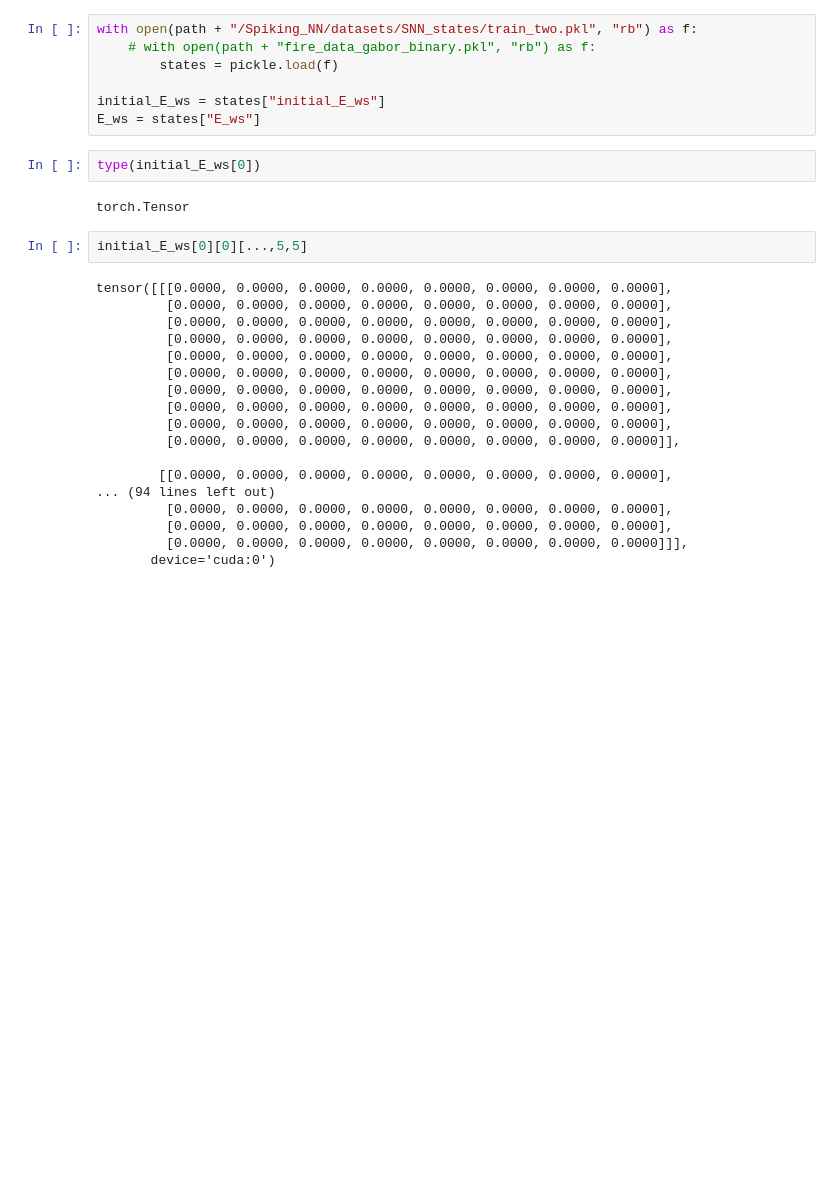
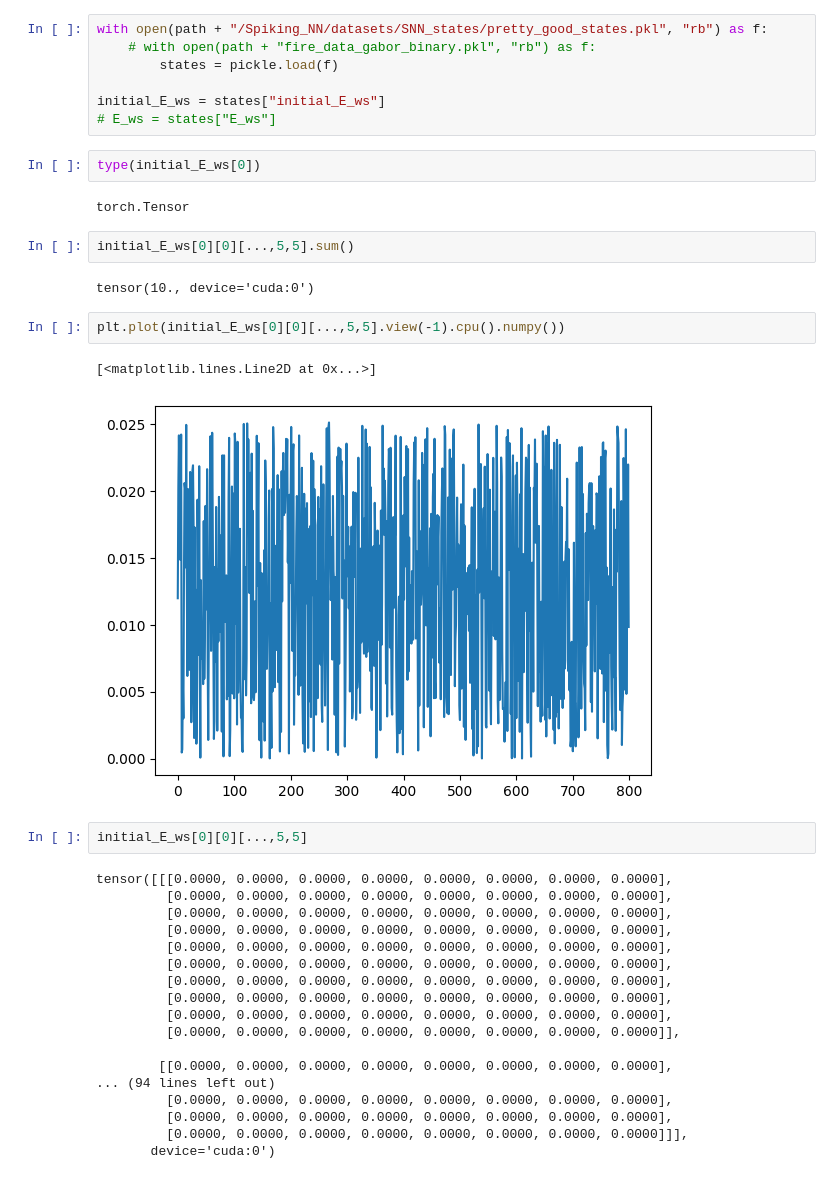
Before and after one commit to hhsherlock/Spiking_NN, a Jupyter notebook: datasets/SNN_states/states_analysis.ipynb, the cells around one changed output. Saved outputs shown, nothing was run; the diff lists cells and outputs as text; blank space fills up the shorter version.

```diff
--- a/datasets/SNN_states/states_analysis.ipynb
+++ b/datasets/SNN_states/states_analysis.ipynb
@@ -22,14 +18,23 @@ Error:
 # %%
-with open(path + "/Spiking_NN/datasets/SNN_states/train_two.pkl", "rb") as f:
+with open(path + "/Spiking_NN/datasets/SNN_states/pretty_good_states.pkl", "rb") as f:
     # with open(path + "fire_data_gabor_binary.pkl", "rb") as f:
         states = pickle.load(f)
 
 initial_E_ws = states["initial_E_ws"]
-E_ws = states["E_ws"]
+# E_ws = states["E_ws"]
 # %%
 type(initial_E_ws[0])
 # %% [output]
 torch.Tensor
+# %%
+initial_E_ws[0][0][...,5,5].sum()
+# %% [output]
+tensor(10., device='cuda:0')
+# %%
+plt.plot(initial_E_ws[0][0][...,5,5].view(-1).cpu().numpy())
+# %% [output]
+[<matplotlib.lines.Line2D at 0x...>]
+[figure, added]
 # %%
 initial_E_ws[0][0][...,5,5]
 # %% [output]
```
Also changed, not shown: parts of 2 cells of this notebook, 12 other files.
